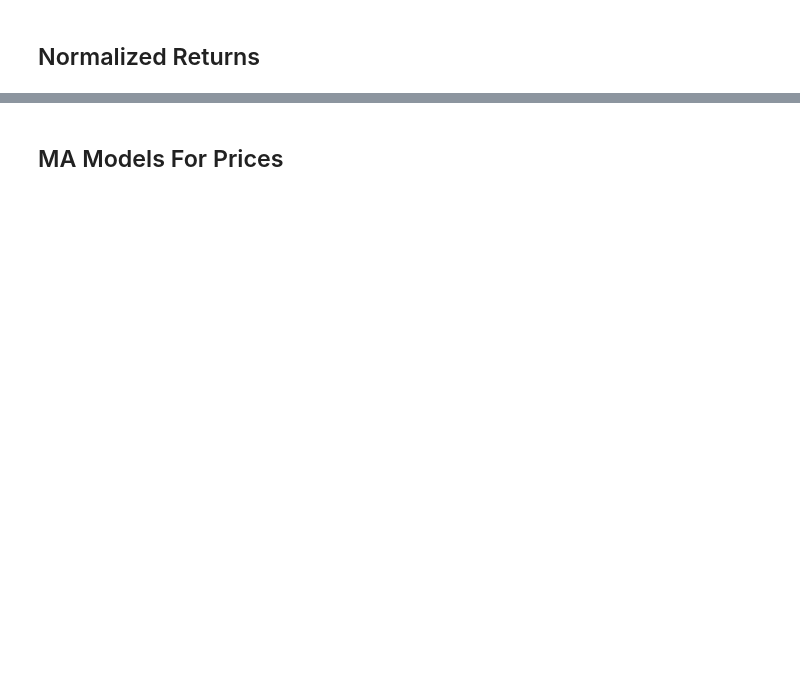
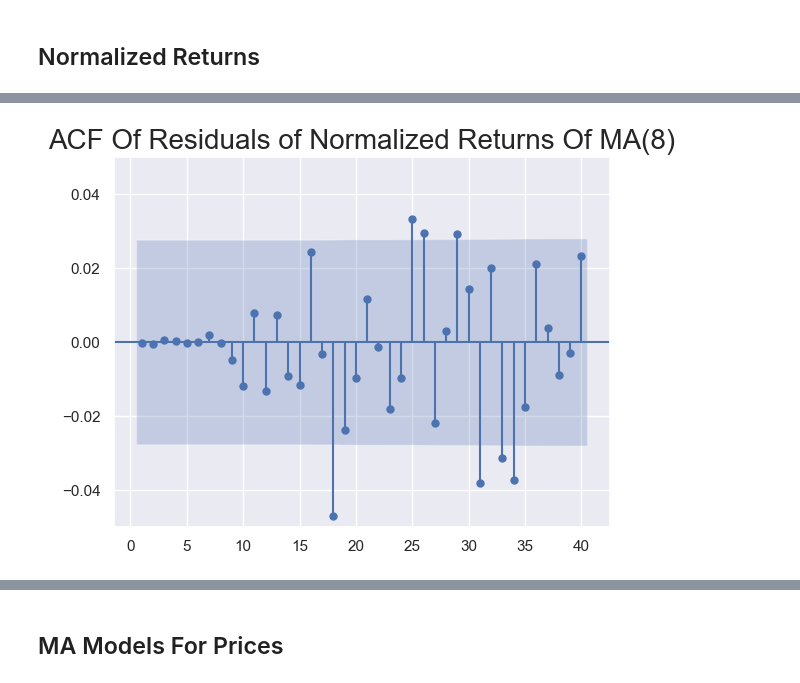
Before and after one commit to PradhumanSoni/Time-Series-Analysis, a Jupyter notebook: code_files/Section 8 - The MA Model - Template.ipynb, the cells around one changed output, grey strips where cells are left out. Cells and saved outputs as stored; diff of their text form; code cells hidden in the pictures; blank space fills up the shorter version.

```diff
--- a/code_files/Section 8 - The MA Model - Template.ipynb
+++ b/code_files/Section 8 - The MA Model - Template.ipynb
@@ -397,0 +448,5 @@ plt.show()
+# %%
+# Fitting ARIMA(0,0,8) i.e MA(8) on Norm Returns
+model_norm_ma_8 = ARIMA(df.norm_ret[1:],order=(0,0,8))
+results_norm_ma_8 = model_norm_ma_8.fit()
+print(results_norm_ma_8.summary())
@@ -397,0 +485,2 @@ plt.show()
+# %%
+df['res_norm_ret_ma_8'] = results_norm_ma_8.resid[1:]
@@ -397,0 +503,8 @@ plt.show()
+# %%
+# Plotting ACF Of Normalized Return Residuals of MA(8)
+sgt.plot_acf(df.res_norm_ret_ma_8[2:],zero=False,lags=40)
+plt.title("ACF Of Residuals of Normalized Returns Of MA(8)",size=20)
+plt.ylim(-.05,.05)
+plt.show()
+# %% [output]
+[figure, added]
```
Also changed, not shown: parts of 21 cells of this notebook.
